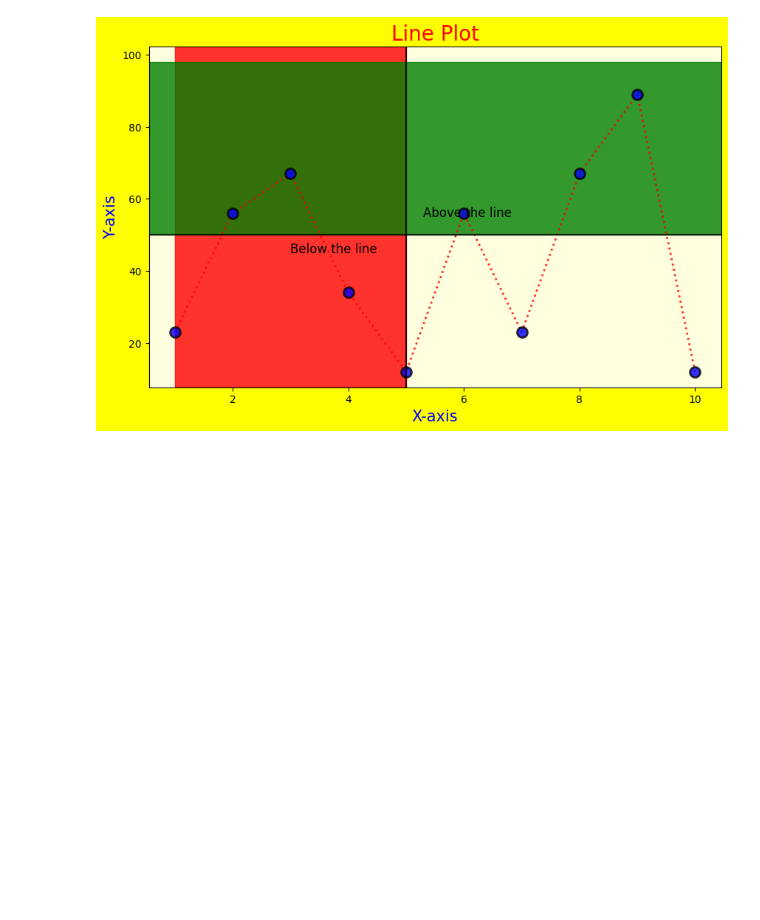
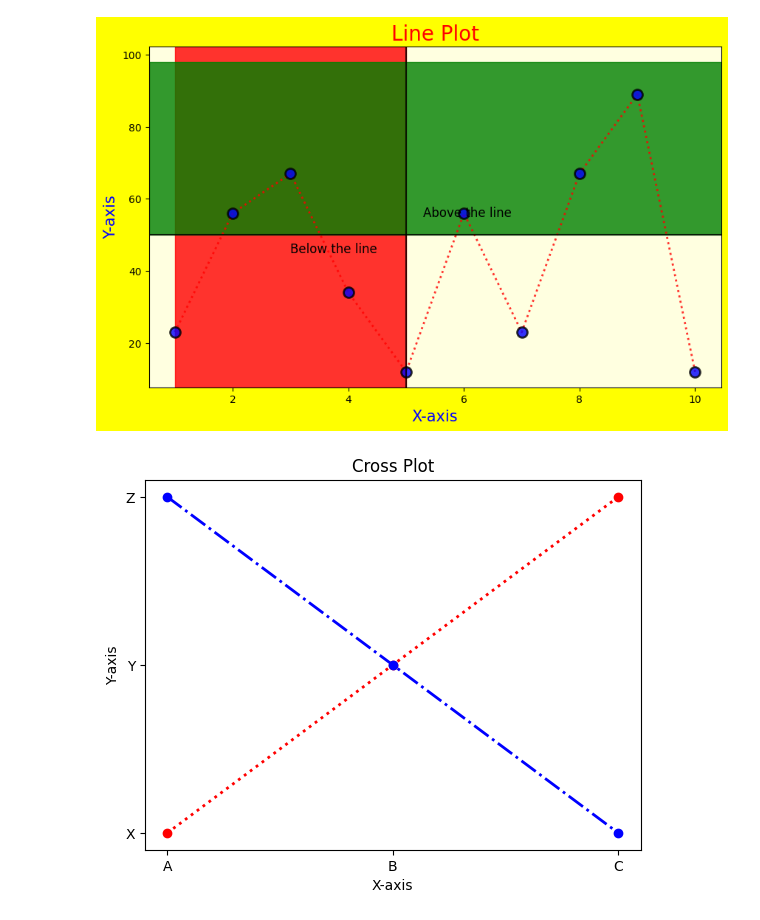
Before and after one commit to shivanshkumar88/Python-Data-Science, a Jupyter notebook: Data Analysis/Data Visualization/matplotlib.ipynb, the cells around one changed output. Cells and saved outputs as stored; diff of their text form; code cells hidden in the pictures; blank space fills up the shorter version.

```diff
--- a/Data Analysis/Data Visualization/matplotlib.ipynb
+++ b/Data Analysis/Data Visualization/matplotlib.ipynb
@@ -41,3 +41,14 @@ ax.axhspan(50,98,color="green",alpha=0.8)
 # %% [output]
 <matplotlib.patches.Rectangle at 0x...>
 [figure]
+# %%
+plt.plot([1,2,3],[4,5,6],linewidth=2,color="red",linestyle=":",marker="o")
+plt.plot([1,2,3],[6,5,4],linewidth=2,color="blue",linestyle="-.",marker="o")
+plt.xticks([1,2,3],["A","B","C"])
+plt.yticks([4,5,6],["X","Y","Z"])
+plt.title("Cross Plot")
+plt.xlabel("X-axis")
+plt.ylabel("Y-axis")
+plt.show()
+# %% [output]
+[figure, added]
```
Also changed, not shown: 1 other file.
